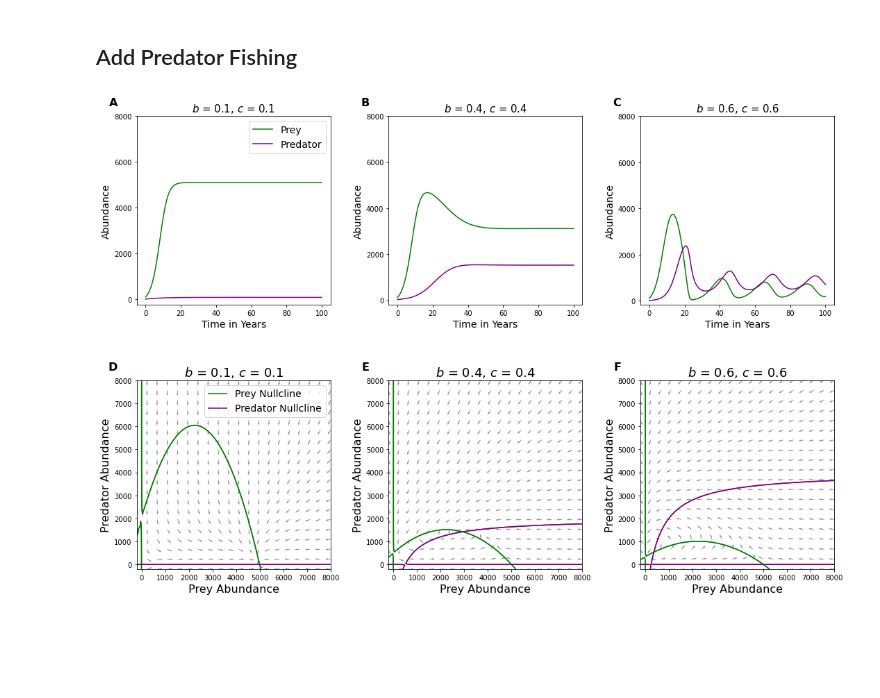
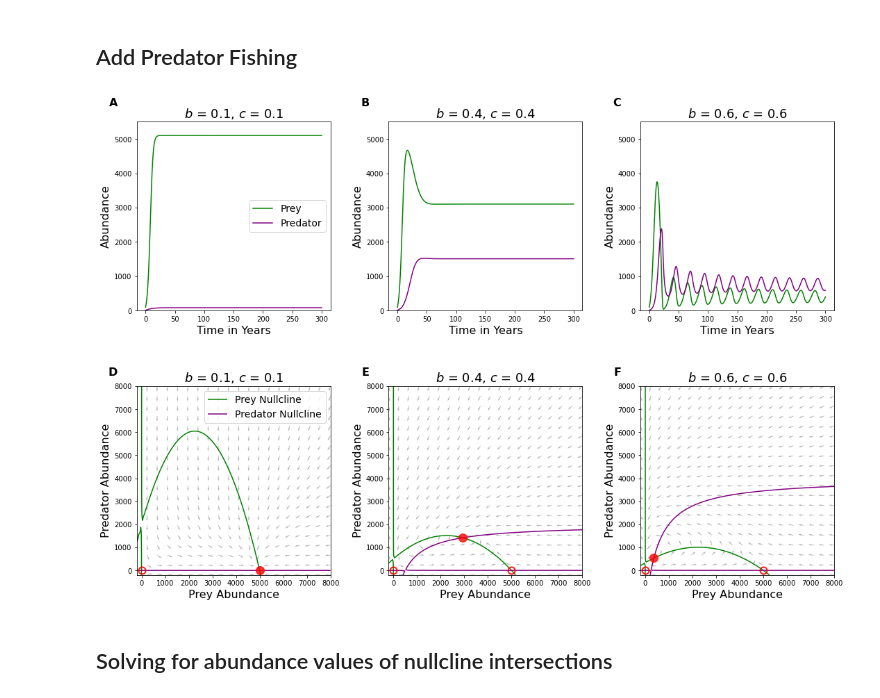
Before and after one commit to srahnke/Pred_Prey_Theory, a Jupyter notebook: phase_plane_analysis.ipynb, the cells around one changed output. Saved outputs shown, nothing was run; the diff lists cells and outputs as text; code cells hidden in the pictures; blank space fills up the shorter version.

Commit message:
added circles to phase planes and saved figs

```diff
--- a/phase_plane_analysis.ipynb
+++ b/phase_plane_analysis.ipynb
@@ -95,7 +96,7 @@ def run_model(INIT_H, INIT_P, parameters_dict):
 ## Defining Default Parameters
 # %%
 def default_params():
-    numyears = 100
+    numyears = 300
     #Herbivore parameters:
     r_H = 0.4 # growth rate of herbivores
     K_H = 5000 # carrying capacity of herbivores
@@ -131,7 +132,7 @@ def default_params():
     return parameters_dict
 # %%
 def default_fishing_params():
-    numyears = 100
+    numyears = 300
     #Herbivore parameters:
     r_H = 0.4 # growth rate of herbivores
     K_H = 5000 # carrying capacity of herbivores
@@ -168,15 +169,14 @@ def default_fishing_params():
 # %% [markdown]
 ### Set Up
 # %%
-# Define interaction strengths
-numyears = 100
+# Define interaction strengths and initial conditions
+numyears = 300
 H0 = 100
 P0 = 10
 b_values = [0.1, 0.4, 0.6]
 c_values = [0.1, 0.4, 0.6]
-my_yticks = [0, 2000, 4000, 6000, 8000]
 
-# Define subplot labels
+# Subplot labels
 subplot_labels = ["A", "B", "C", "D", "E", "F"]
 
 # To store results
@@ -303,7 +401,7 @@ plt.show()
 # %% [markdown]
 ## Add Predator Fishing
 # %%
-numyears = 100
+numyears = 300
 H0 = 100
 P0 = 10
 parameters_dict = default_fishing_params()
@@ -316,7 +414,6 @@ for i, b in enumerate(b_values):
         H_array, P_array, H_harvest_array, P_harvest_array = run_model(H0, P0, parameters_dict)
         T_array = H_array + P_array  # Total abundance
 
-        # Store the results in a dictionary
         results[(i, j)] = {
             'H_array': H_array,
             'P_array': P_array,
@@ -326,41 +423,74 @@ for i, b in enumerate(b_values):
 # Create subplots for different b, c combinations
 b_c_values = [(0.1, 0.1), (0.4, 0.4), (0.6, 0.6)]
 fig, axs = plt.subplots(2, 3, figsize=(18, 12))
+
+# Coordinates for closed red circles (stable equilibrium)
+closed_circle_positions = [
+    (5000, 0),
+    (2937, 1418),
+    (365, 534)
+]
+
+# Coordinates for open red circles (unstable equilibrium)
+open_circle_positions = [
+    [(0, 0)],
+    [(0, 0), (5000, 0)],
+    [(0, 0), (5000, 0)],
+]
 
 # Loop through the subplots and plot for each b, c combination
 for i, (b, c) in enumerate(b_c_values):
     # Plot trajectories in the top row
     H_array = results[(i, i)]['H_array']
     P_array = results[(i, i)]['P_array']
-    T_array = results[(i, i)]['T_array']
+    #T_array = results[(i, i)]['T_array']
 
     axs[0, i].plot(range(numyears + 1), H_array, label='Prey', color="green")
     axs[0, i].plot(range(numyears + 1), P_array, label='Predator', color="purple")
-    axs[0, i].set_title(f'$b$ = {b}, $c$ = {c}', fontsize=15)
-    axs[0, i].set_yticks(my_yticks)
-    axs[0, i].set_xlabel('Time in Years', fontsize=14)
-    axs[0, i].set_ylabel('Abundance', fontsize=14)
+    axs[0, i].set_title(f'$b$ = {b}, $c$ = {c}', fontsize=18)
+    axs[0, i].set_xlabel('Time in Years', fontsize=16)
+    axs[0, i].set_ylabel('Abundance', fontsize=16)
+    axs[0, i].set_ylim(0, 5500)
 
     # Add legend only for the first trajectory subplot
     if i == 0:
-        axs[0, i].legend(fontsize=14)
+        axs[0, i].legend(fontsize=14, loc='center right')
 
     # Add subplot label in the top-left corner
     axs[0, i].text(-0.1, 1.1, subplot_labels[i], transform=axs[0, i].transAxes,
-                   fontsize=16, fontweight="bold", va="top", ha="right")
+                   fontsize=16, fontweight="bold", va="center", ha="right")
 
     # Plot nullclines in the bottom row
     plot_nullclines_and_vector_field(axs[1, i], 0.4, 5000, c, 500, 0.2, 2000, b, 1.0, 0.0, 1.0, 0.4, is_first_subplot=(i==0))
 
     # Add subplot label in the top-left corner
     axs[1, i].text(-0.1, 1.1, subplot_labels[i + 3], transform=axs[1, i].transAxes,
                    fontsize=16, fontweight="bold", va="top", ha="right")
 
-    # Plot nullclines in the bottom row
-    plot_nullclines_and_vector_field(axs[1, i], 0.4, 5000, c, 500, 0.2, 2000, b, 1.0, 0.0, 1.0, 0.4, is_first_subplot=(i==0))
+    # Add closed red circles to nullclines (stable equilibria points)
+    x_closed, y_closed = closed_circle_positions[i]
+    axs[1, i].plot(x_closed, y_closed, 'o', color='red', markersize=12, alpha=0.8)
 
-## Add a common title to the figure
+    # Add open red circles to nullclines (unstable equilibria points)
+    for x_open, y_open in open_circle_positions[i]:
+        axs[1, i].plot(
+            x_open, y_open, 'o',
+            color='red', markerfacecolor='none',
+            markeredgewidth=2, markersize=10,
+            alpha=0.9
+        )
+
+# Adjusting spacing
 plt.subplots_adjust(hspace=0.4, wspace=0.3)
+
+# Option to save fig
+# plt.savefig("manuscript_figs/phase_plane_pred_fishing.jpg",
+#            format='jpeg',
+#            dpi=300,
+#            bbox_inches='tight')
+
 plt.show()
 # %% [output]
-[figure, old version]
+[figure, new version]
+# %% [markdown]
+## Solving for abundance values of nullcline intersections
```
Also changed, not shown: parts of 7 cells of this notebook, 2 other files.
